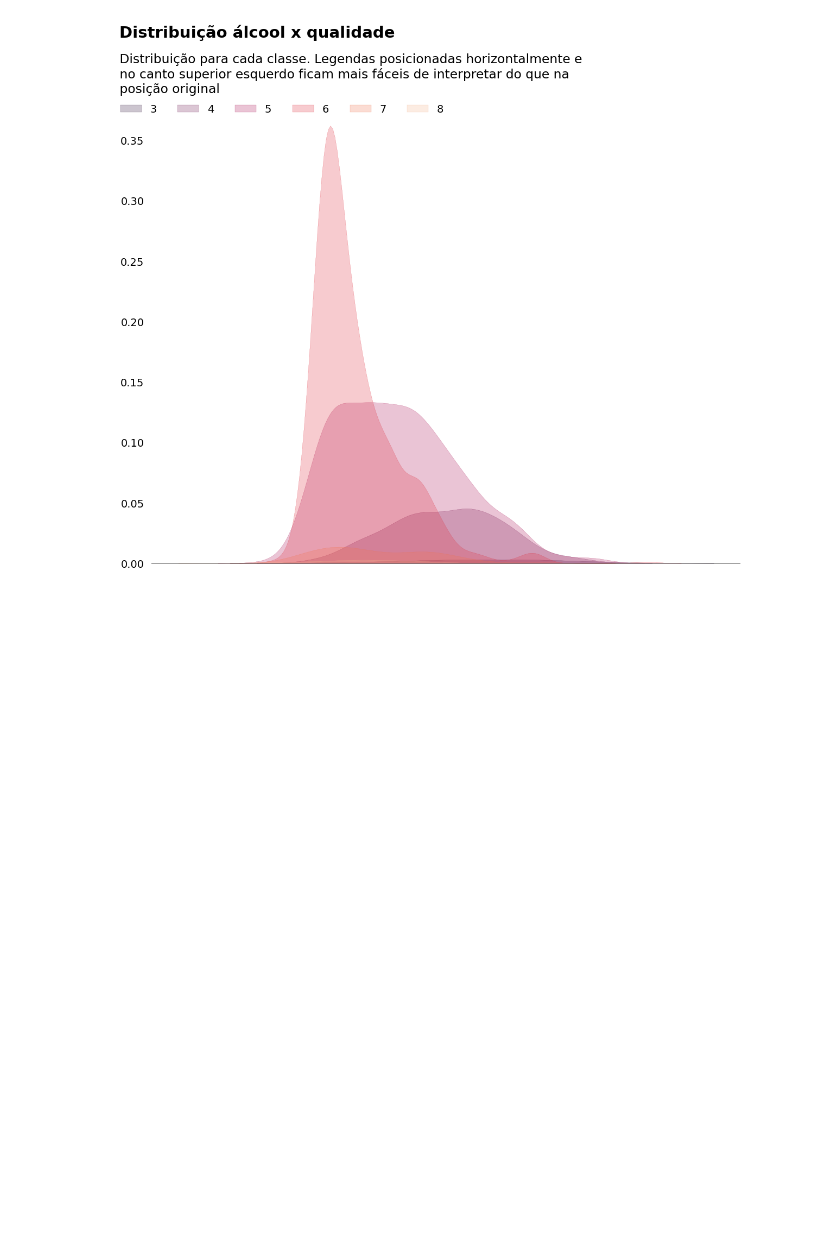
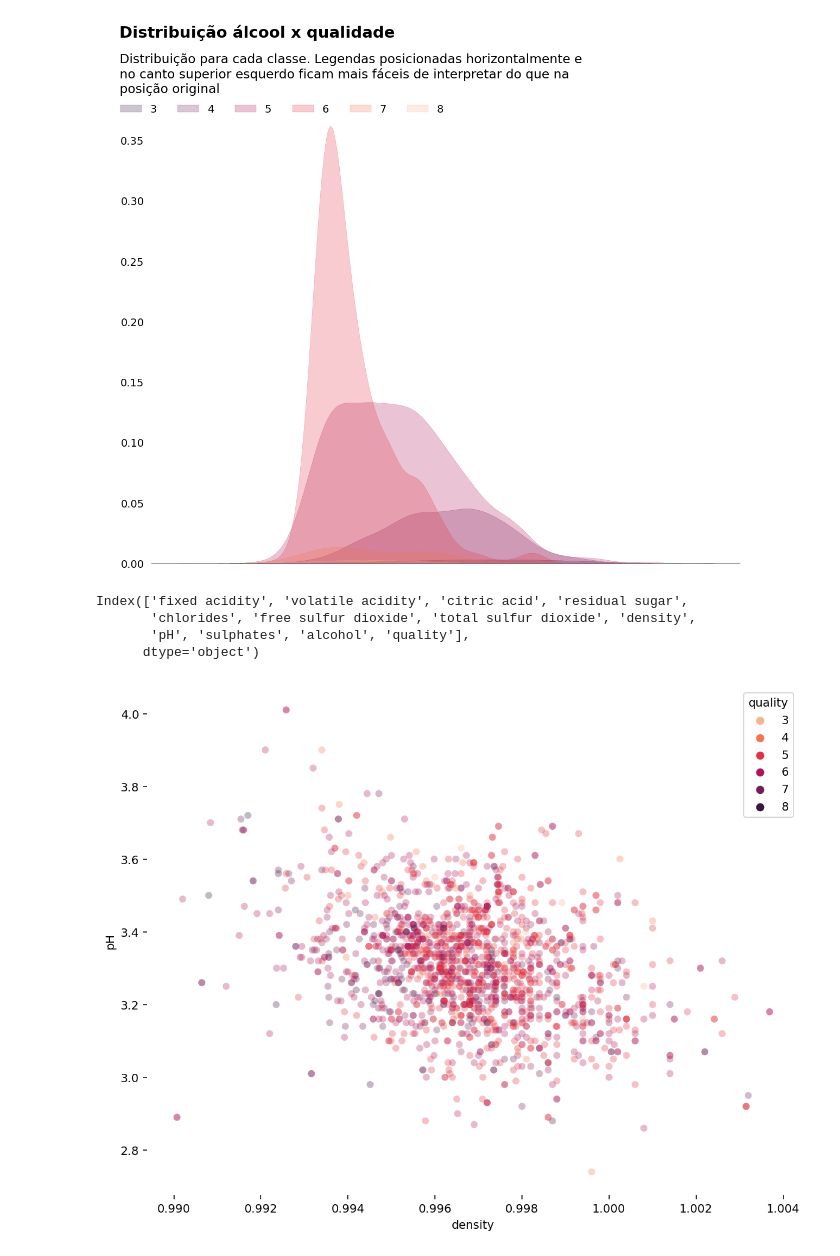
Before and after one commit to gnguilherme/dataviz, a Jupyter notebook: notebooks/Red Wine Quality.ipynb, the cells around one changed output. Saved outputs shown, nothing was run; the diff lists cells and outputs as text; code cells hidden in the pictures; blank space fills up the shorter version.

```diff
--- a/notebooks/Red Wine Quality.ipynb
+++ b/notebooks/Red Wine Quality.ipynb
@@ -257,3 +257,14 @@ ax.yaxis.set_ticks_position('none')
 plt.axhline(y=0, color='black');
 # %% [output]
 [figure]
+# %%
+df.columns
+# %% [output]
+Index(['fixed acidity', 'volatile acidity', 'citric acid', 'residual sugar',
+       'chlorides', 'free sulfur dioxide', 'total sulfur dioxide', 'density',
+       'pH', 'sulphates', 'alcohol', 'quality'],
+      dtype='object')
+# %%
+ax = sns.scatterplot(x='density', y='pH', data=df, hue=target, palette=palette, linewidth=0, alpha=0.3)
+# %% [output]
+[figure, added]
```
Also changed, not shown: parts of 1 cell of this notebook.
